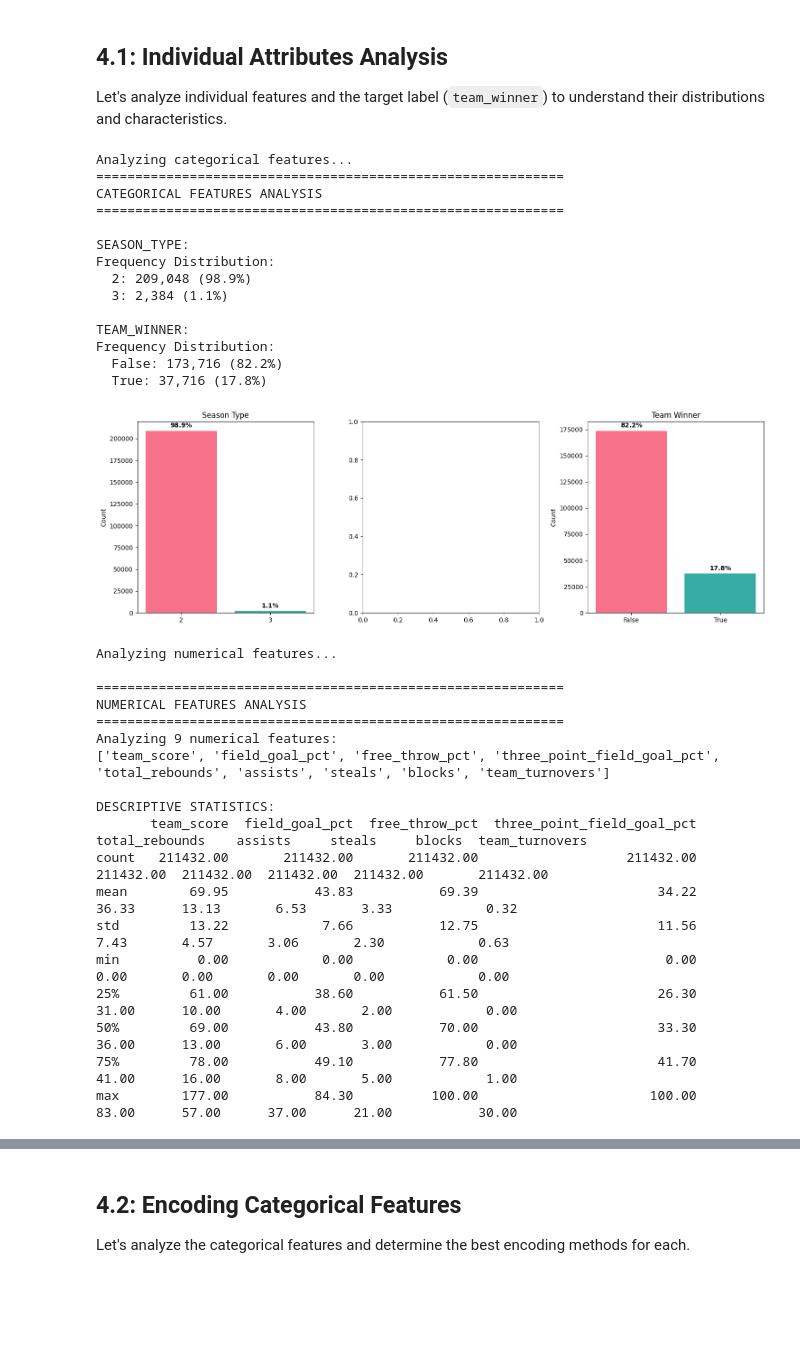
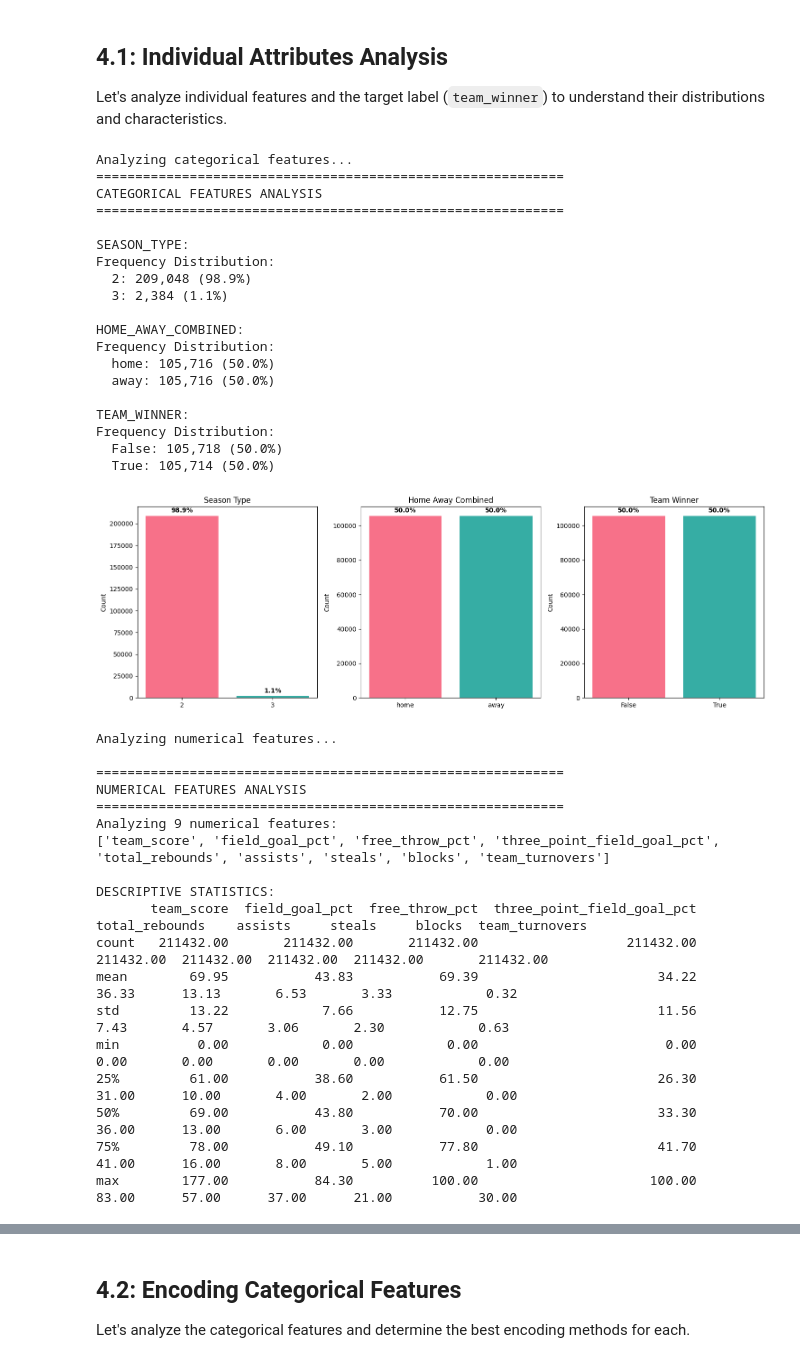
Before and after one commit to bf-z/March-Madness-Predictor, a Jupyter notebook: peek.ipynb, the cells around one changed output, grey strips where cells are left out. Saved outputs shown, nothing was run; the diff lists cells and outputs as text; code cells hidden in the pictures; blank space fills up the shorter version.

Commit message:
update data cleaning

```diff
--- a/peek.ipynb
+++ b/peek.ipynb
@@ -659,7 +659,7 @@ for (made_col, attempted_col), combined_col in column_mappings.items():
                 print(f"  ✓ Filled {fillable_made.sum():,} made values from combined data")
 
             if fillable_attempted.sum() > 0:
-                all_years_data.loc[fillable_attempted, attempted_col] = [attempted_values[i] for i in all_years_data.index[fillable_attempted_rows]]
+                all_years_data.loc[fillable_attempted, attempted_col] = [attempted_values[i] for i in all_years_data.index[fillable_attempted]]
                 total_filled += fillable_attempted.sum()
                 print(f"  ✓ Filled {fillable_attempted.sum():,} attempted values from combined data")
 
@@ -734,21 +734,10 @@ for new_col, (col1, col2) in complementary_pairs.items():
         print(f"  {col1}: {missing_col1:,} missing ({missing_col1/len(all_years_data)*100:.1f}%)")
         print(f"  {col2}: {missing_col2:,} missing ({missing_col2/len(all_years_data)*100:.1f}%)")
 
-        # Merge the columns by filling missing values
-        if col1 == col2:  # Same column name, handle data type conversion
-            # Convert team_winner to consistent boolean type
-            all_years_data[new_col] = all_years_data[col1].copy()
+        all_years_data[new_col] = all_years_data[col1].fillna(all_years_data[col2])
 
-            # Handle string boolean values
-            string_mask = all_years_data[new_col].astype(str).isin(['True', 'False'])
-            all_years_data.loc[string_mask, new_col] = all_years_data.loc[string_mask, new_col].astype(str).map({'True': True, 'False': False})
-
-            # Ensure boolean type
-            all_years_data[new_col] = all_years_data[new_col].astype('boolean')
-
-        else:
-            # Create combined column by filling nulls
-            all_years_data[new_col] = all_years_data[col1].fillna(all_years_data[col2])
+        if new_col == 'home_away_combined':
+            all_years_data[new_col] = all_years_data[new_col].str.lower()
 
         # Check improvement
         remaining_missing = all_years_data[new_col].isna().sum()
@@ -1350,7 +1292,7 @@ def analyze_categorical_features(df):
     print("="*60)
 
     # Define categorical features
-    categorical_features = ['season_type', 'team_home_away', 'team_winner']
+    categorical_features = ['season_type', 'home_away_combined', 'team_winner']
 
     fig, axes = plt.subplots(1, len(categorical_features), figsize=(15, 5))
     if len(categorical_features) == 1:
@@ -1436,36 +1378,41 @@ def analyze_numerical_features(df):
             axes[i].legend()
 
     # Hide unused subplots
     for j in range(len(available_features), len(axes)):
         axes[j].set_visible(False)
 
     plt.tight_layout()
     plt.show()
 
     return available_features, stats_df
 
 # Run the analysis
 print("Analyzing categorical features...")
 categorical_features = analyze_categorical_features(all_years_data)
 
 print("Analyzing numerical features...")
 numerical_features, numerical_stats = analyze_numerical_features(all_years_data)
 # %% [output]
 Analyzing categorical features...
 ============================================================
 CATEGORICAL FEATURES ANALYSIS
 ============================================================
 
 SEASON_TYPE:
 Frequency Distribution:
   2: 209,048 (98.9%)
   3: 2,384 (1.1%)
 
+HOME_AWAY_COMBINED:
+Frequency Distribution:
+  home: 105,716 (50.0%)
+  away: 105,716 (50.0%)
+
 TEAM_WINNER:
 Frequency Distribution:
-  False: 173,716 (82.2%)
-  True: 37,716 (17.8%)
+  False: 105,718 (50.0%)
+  True: 105,714 (50.0%)
-[figure, old version]
+[figure, new version]
 Analyzing numerical features...
 
 ============================================================
```
Also changed, not shown: parts of 8 cells of this notebook.
